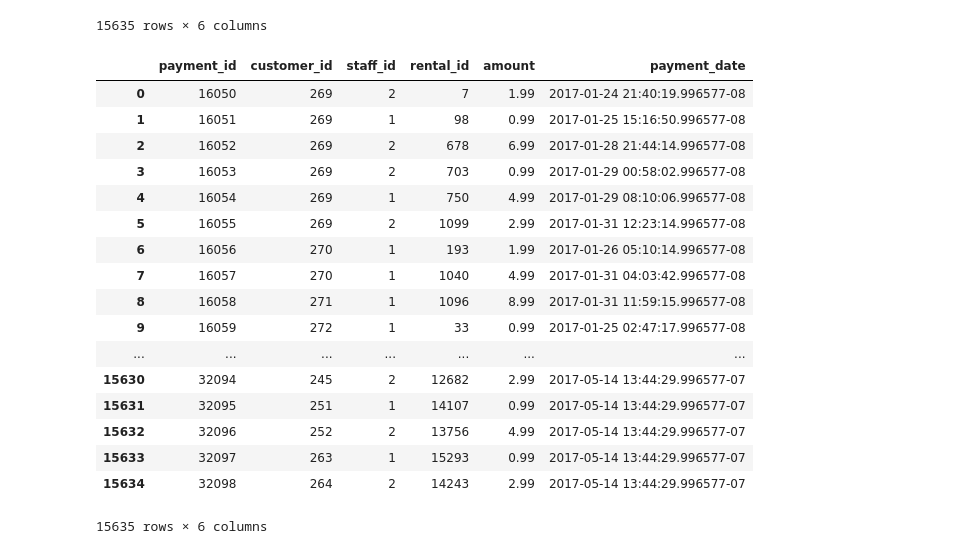
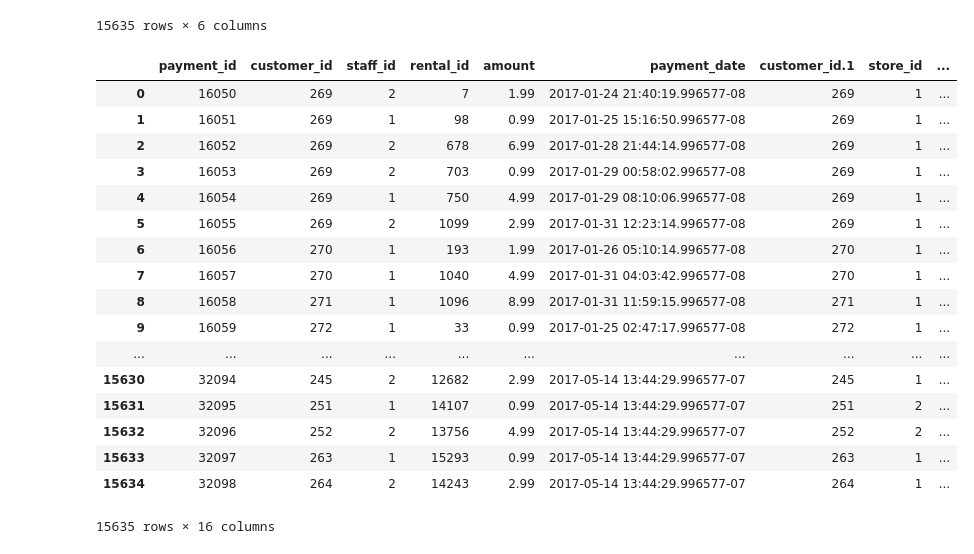
Before and after one commit to robnewman/quilt-pagila-data, a Jupyter notebook: notebooks/0.2-robnewman-pagila-quilt.ipynb, the cells around one changed output. Drawn from its saved outputs; the diff is of its cells as text; code cells hidden in the pictures.

```diff
--- a/notebooks/0.2-robnewman-pagila-quilt.ipynb
+++ b/notebooks/0.2-robnewman-pagila-quilt.ipynb
@@ -29,24 +29,28 @@ df_1 = performance.payments()
 df_2 = performance.payments()
 # %%
 df_3 = performance.payments()
-# %%
-df
-# %% [output]
-|  | payment_id | customer_id | staff_id | rental_id | amount | payment_date |
-| 0 | 16050 | 269 | 2 | 7 | 1.99 | 2017-01-24 21:40:19.996577-08 |
-| 1 | 16051 | 269 | 1 | 98 | 0.99 | 2017-01-25 15:16:50.996577-08 |
-| 2 | 16052 | 269 | 2 | 678 | 6.99 | 2017-01-28 21:44:14.996577-08 |
-| 3 | 16053 | 269 | 2 | 703 | 0.99 | 2017-01-29 00:58:02.996577-08 |
-| 4 | 16054 | 269 | 1 | 750 | 4.99 | 2017-01-29 08:10:06.996577-08 |
-| 5 | 16055 | 269 | 2 | 1099 | 2.99 | 2017-01-31 12:23:14.996577-08 |
-| 6 | 16056 | 270 | 1 | 193 | 1.99 | 2017-01-26 05:10:14.996577-08 |
-| 7 | 16057 | 270 | 1 | 1040 | 4.99 | 2017-01-31 04:03:42.996577-08 |
-| 8 | 16058 | 271 | 1 | 1096 | 8.99 | 2017-01-31 11:59:15.996577-08 |
-| 9 | 16059 | 272 | 1 | 33 | 0.99 | 2017-01-25 02:47:17.996577-08 |
-| ... | ... | ... | ... | ... | ... | ... |
-| 15630 | 32094 | 245 | 2 | 12682 | 2.99 | 2017-05-14 13:44:29.996577-07 |
-| 15631 | 32095 | 251 | 1 | 14107 | 0.99 | 2017-05-14 13:44:29.996577-07 |
-| 15632 | 32096 | 252 | 2 | 13756 | 4.99 | 2017-05-14 13:44:29.996577-07 |
-| 15633 | 32097 | 263 | 1 | 15293 | 0.99 | 2017-05-14 13:44:29.996577-07 |
-| 15634 | 32098 | 264 | 2 | 14243 | 2.99 | 2017-05-14 13:44:29.996577-07 |
-15635 rows × 6 columns
+# %%
+# FULL OUTER JOIN query
+df_outer_join = performance.payments_outer_join()
+# %%
+# Display results
+df_outer_join
+# %% [output]
+|  | payment_id | customer_id | staff_id | rental_id | amount | payment_date | customer_id.1 | store_id | ... |
+| 0 | 16050 | 269 | 2 | 7 | 1.99 | 2017-01-24 21:40:19.996577-08 | 269 | 1 | ... |
+| 1 | 16051 | 269 | 1 | 98 | 0.99 | 2017-01-25 15:16:50.996577-08 | 269 | 1 | ... |
+| 2 | 16052 | 269 | 2 | 678 | 6.99 | 2017-01-28 21:44:14.996577-08 | 269 | 1 | ... |
+| 3 | 16053 | 269 | 2 | 703 | 0.99 | 2017-01-29 00:58:02.996577-08 | 269 | 1 | ... |
+| 4 | 16054 | 269 | 1 | 750 | 4.99 | 2017-01-29 08:10:06.996577-08 | 269 | 1 | ... |
+| 5 | 16055 | 269 | 2 | 1099 | 2.99 | 2017-01-31 12:23:14.996577-08 | 269 | 1 | ... |
+| 6 | 16056 | 270 | 1 | 193 | 1.99 | 2017-01-26 05:10:14.996577-08 | 270 | 1 | ... |
+| 7 | 16057 | 270 | 1 | 1040 | 4.99 | 2017-01-31 04:03:42.996577-08 | 270 | 1 | ... |
+| 8 | 16058 | 271 | 1 | 1096 | 8.99 | 2017-01-31 11:59:15.996577-08 | 271 | 1 | ... |
+| 9 | 16059 | 272 | 1 | 33 | 0.99 | 2017-01-25 02:47:17.996577-08 | 272 | 1 | ... |
+| ... | ... | ... | ... | ... | ... | ... | ... | ... | ... |
+| 15630 | 32094 | 245 | 2 | 12682 | 2.99 | 2017-05-14 13:44:29.996577-07 | 245 | 1 | ... |
+| 15631 | 32095 | 251 | 1 | 14107 | 0.99 | 2017-05-14 13:44:29.996577-07 | 251 | 2 | ... |
+| 15632 | 32096 | 252 | 2 | 13756 | 4.99 | 2017-05-14 13:44:29.996577-07 | 252 | 2 | ... |
+| 15633 | 32097 | 263 | 1 | 15293 | 0.99 | 2017-05-14 13:44:29.996577-07 | 263 | 1 | ... |
+| 15634 | 32098 | 264 | 2 | 14243 | 2.99 | 2017-05-14 13:44:29.996577-07 | 264 | 1 | ... |
+15635 rows × 16 columns
```
Also changed, not shown: parts of 2 cells of this notebook, 6 other files.
